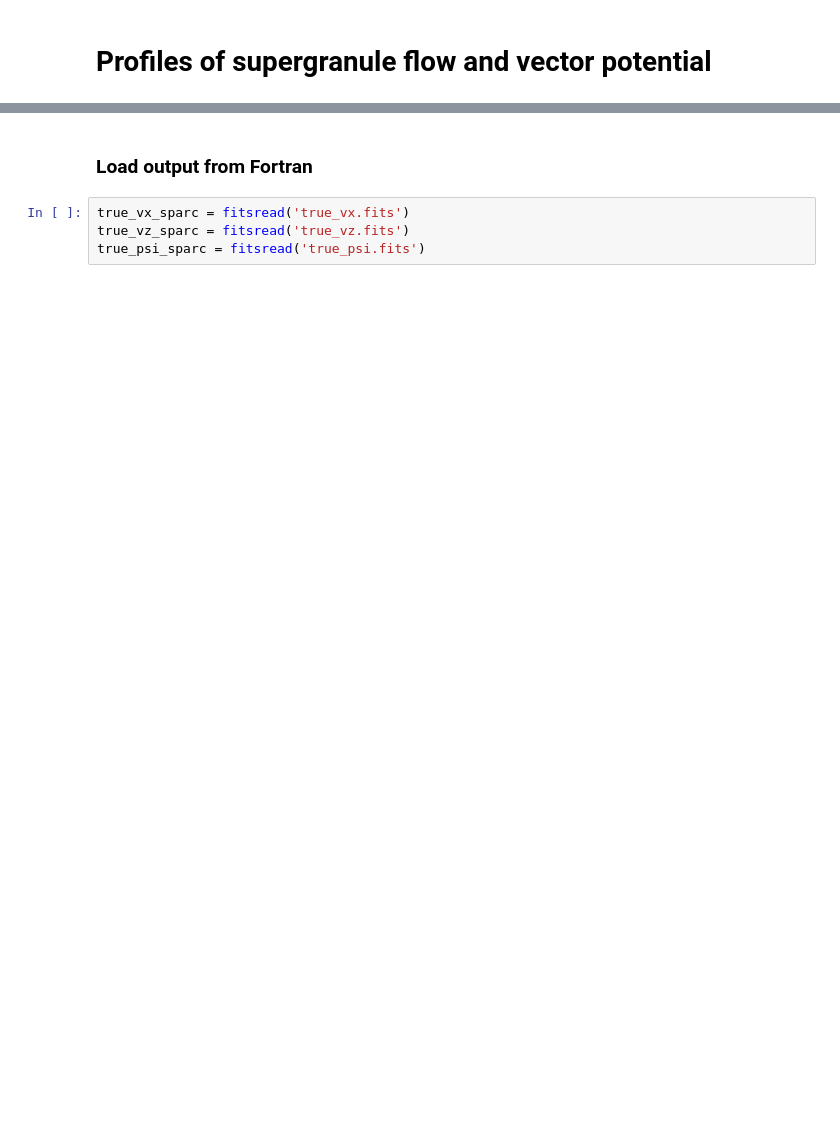
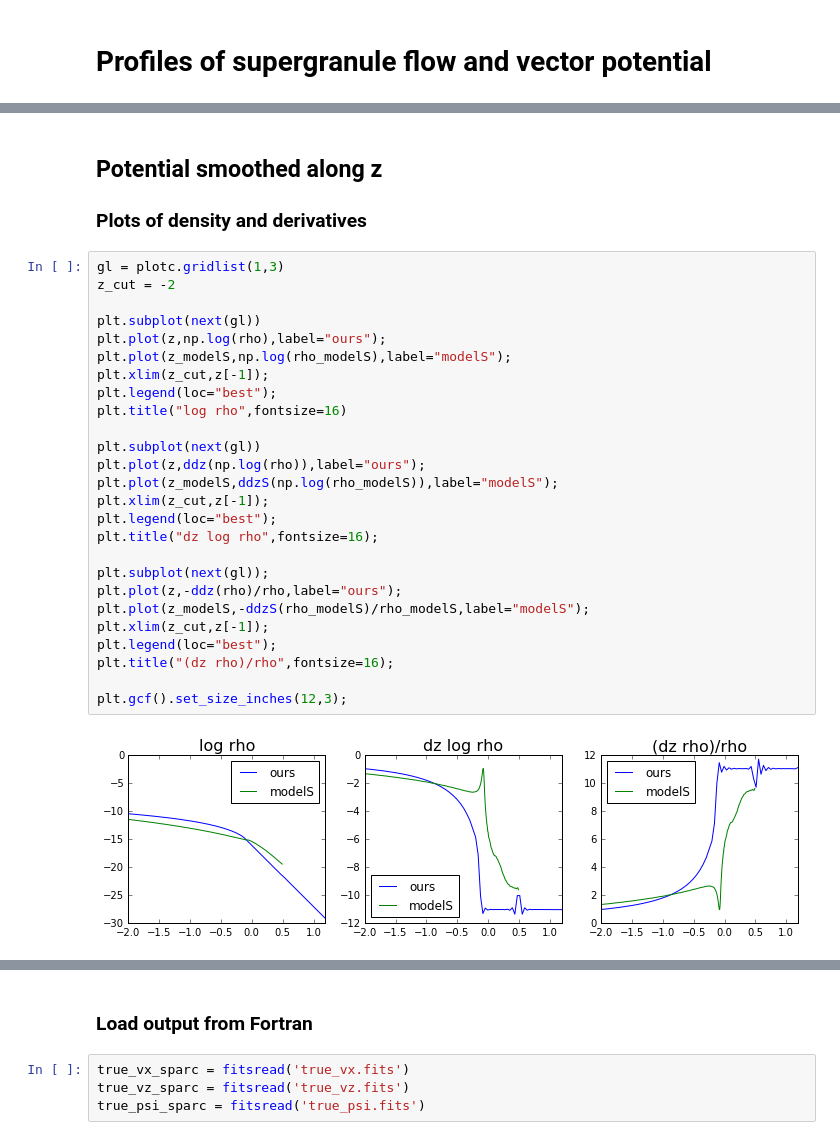
Before and after one commit to jishnub/sparc_flows, a Jupyter notebook: Supergranule.ipynb, the cells around one changed output, grey strips where cells are left out. Saved outputs shown, nothing was run; the diff lists cells and outputs as text; blank space fills up the shorter version.

```diff
--- a/Supergranule.ipynb
+++ b/Supergranule.ipynb
@@ -46,0 +216,32 @@ def ddz(arr):
+# %% [markdown]
+## Potential smoothed along z
+
+### Plots of density and derivatives
+# %%
+gl = plotc.gridlist(1,3)
+z_cut = -2
+
+plt.subplot(next(gl))
+plt.plot(z,np.log(rho),label="ours");
+plt.plot(z_modelS,np.log(rho_modelS),label="modelS");
+plt.xlim(z_cut,z[-1]);
+plt.legend(loc="best");
+plt.title("log rho",fontsize=16)
+
+plt.subplot(next(gl))
+plt.plot(z,ddz(np.log(rho)),label="ours");
+plt.plot(z_modelS,ddzS(np.log(rho_modelS)),label="modelS");
+plt.xlim(z_cut,z[-1]);
+plt.legend(loc="best");
+plt.title("dz log rho",fontsize=16);
+
+plt.subplot(next(gl));
+plt.plot(z,-ddz(rho)/rho,label="ours");
+plt.plot(z_modelS,-ddzS(rho_modelS)/rho_modelS,label="modelS");
+plt.xlim(z_cut,z[-1]);
+plt.legend(loc="best");
+plt.title("(dz rho)/rho",fontsize=16);
+
+plt.gcf().set_size_inches(12,3);
+# %% [output]
+[figure, added]
```
Also changed, not shown: parts of 30 cells of this notebook, 9 other files.
